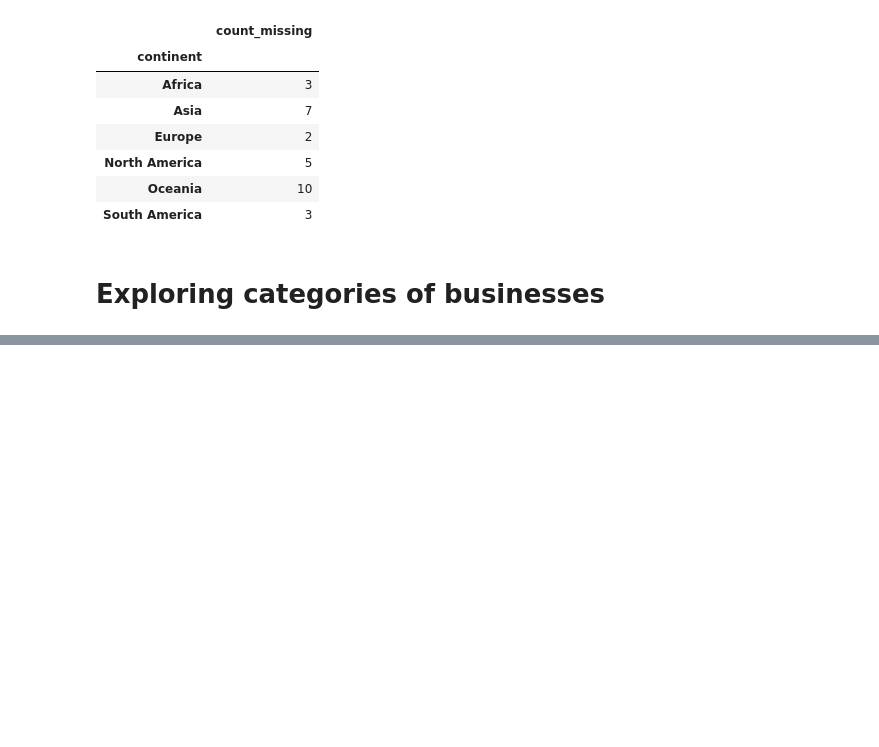
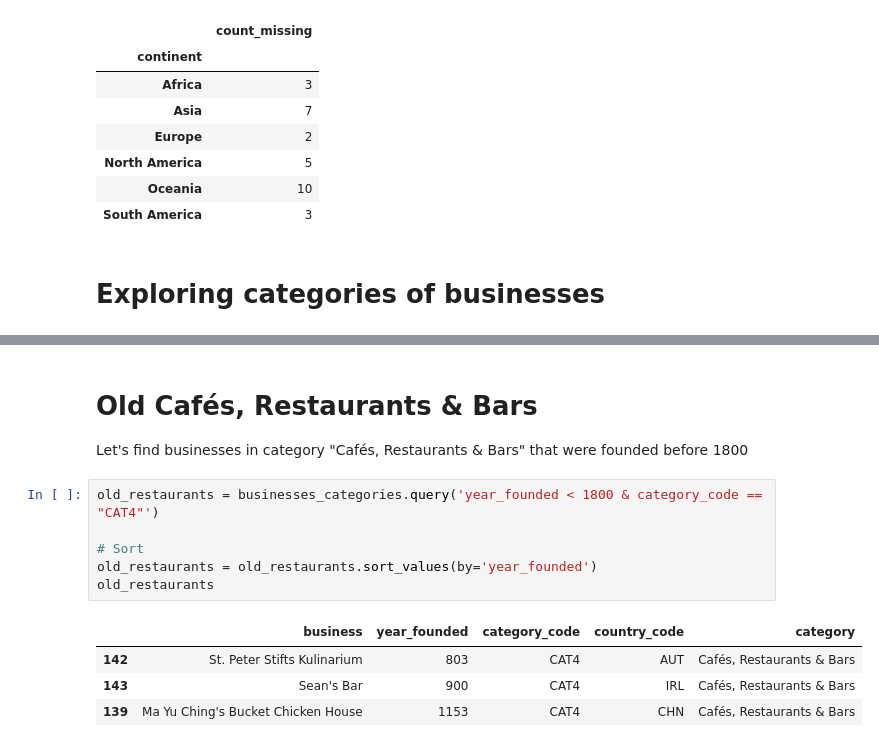
Before and after one commit to NickVasenkov/Oldest-Businesses-in-The-World, a Jupyter notebook: oldest-businesses.ipynb, the cells around one changed output, grey strips where cells are left out. Saved outputs shown, nothing was run; the diff lists cells and outputs as text; blank space fills up the shorter version.

```diff
--- a/oldest-businesses.ipynb
+++ b/oldest-businesses.ipynb
@@ -276,0 +275,15 @@ business_cats
+# %% [markdown]
+# Old Cafés, Restaurants & Bars
+
+Let's find businesses in category "Cafés, Restaurants & Bars" that were founded before 1800
+# %%
+old_restaurants = businesses_categories.query('year_founded < 1800 & category_code == "CAT4"')
+
+# Sort
+old_restaurants = old_restaurants.sort_values(by='year_founded')
+old_restaurants
+# %% [output]
+|  | business | year_founded | category_code | country_code | category |
+| 142 | St. Peter Stifts Kulinarium | 803 | CAT4 | AUT | Cafés, Restaurants & Bars |
+| 143 | Sean's Bar | 900 | CAT4 | IRL | Cafés, Restaurants & Bars |
+| 139 | Ma Yu Ching's Bucket Chicken House | 1153 | CAT4 | CHN | Cafés, Restaurants & Bars |
```
Also changed, not shown: parts of 4 cells of this notebook.
